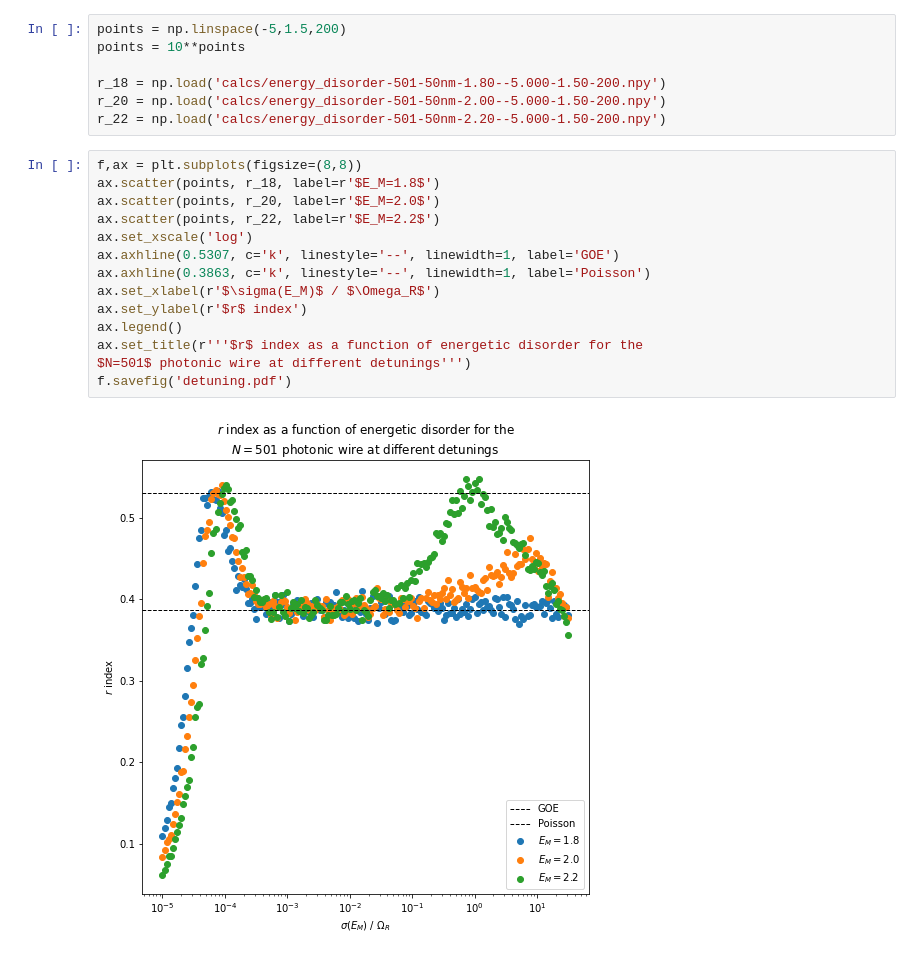
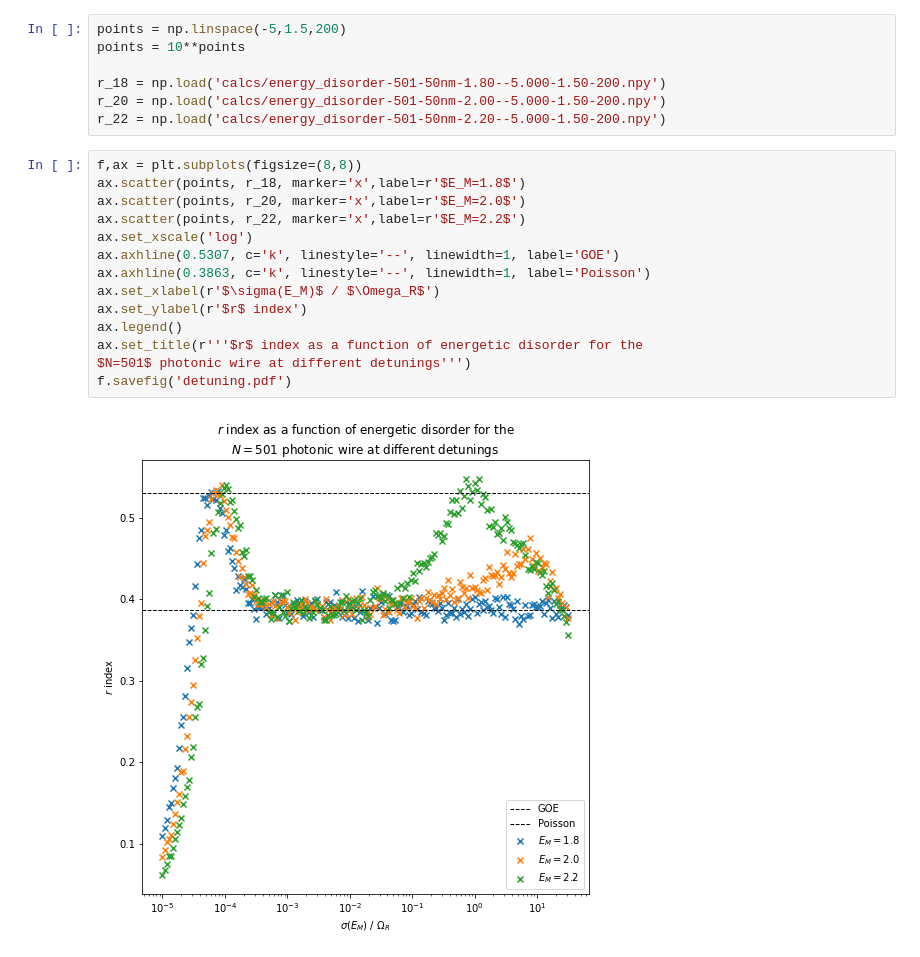
Before and after one commit to brianz98/eigenstate-thermolization, a Jupyter notebook: data.ipynb, the cells around one changed output. Cells and saved outputs as stored; diff of their text form.

```diff
--- a/data.ipynb
+++ b/data.ipynb
@@ -80,19 +80,19 @@ points = 10**points
 r_18 = np.load('calcs/energy_disorder-501-50nm-1.80--5.000-1.50-200.npy')
 r_20 = np.load('calcs/energy_disorder-501-50nm-2.00--5.000-1.50-200.npy')
 r_22 = np.load('calcs/energy_disorder-501-50nm-2.20--5.000-1.50-200.npy')
-# %%
-f,ax = plt.subplots(figsize=(8,8))
-ax.scatter(points, r_18, label=r'$E_M=1.8$')
-ax.scatter(points, r_20, label=r'$E_M=2.0$')
-ax.scatter(points, r_22, label=r'$E_M=2.2$')
-ax.set_xscale('log')
-ax.axhline(0.5307, c='k', linestyle='--', linewidth=1, label='GOE')
-ax.axhline(0.3863, c='k', linestyle='--', linewidth=1, label='Poisson')
-ax.set_xlabel(r'$\sigma(E_M)$ / $\Omega_R$')
-ax.set_ylabel(r'$r$ index')
-ax.legend()
-ax.set_title(r'''$r$ index as a function of energetic disorder for the
-$N=501$ photonic wire at different detunings''')
-f.savefig('detuning.pdf')
-# %% [output]
-[figure, removed]
+# %%
+f,ax = plt.subplots(figsize=(8,8))
+ax.scatter(points, r_18, marker='x',label=r'$E_M=1.8$')
+ax.scatter(points, r_20, marker='x',label=r'$E_M=2.0$')
+ax.scatter(points, r_22, marker='x',label=r'$E_M=2.2$')
+ax.set_xscale('log')
+ax.axhline(0.5307, c='k', linestyle='--', linewidth=1, label='GOE')
+ax.axhline(0.3863, c='k', linestyle='--', linewidth=1, label='Poisson')
+ax.set_xlabel(r'$\sigma(E_M)$ / $\Omega_R$')
+ax.set_ylabel(r'$r$ index')
+ax.legend()
+ax.set_title(r'''$r$ index as a function of energetic disorder for the
+$N=501$ photonic wire at different detunings''')
+f.savefig('detuning.pdf')
+# %% [output]
+[figure, added]
```
Also changed, not shown: 2 other files.
